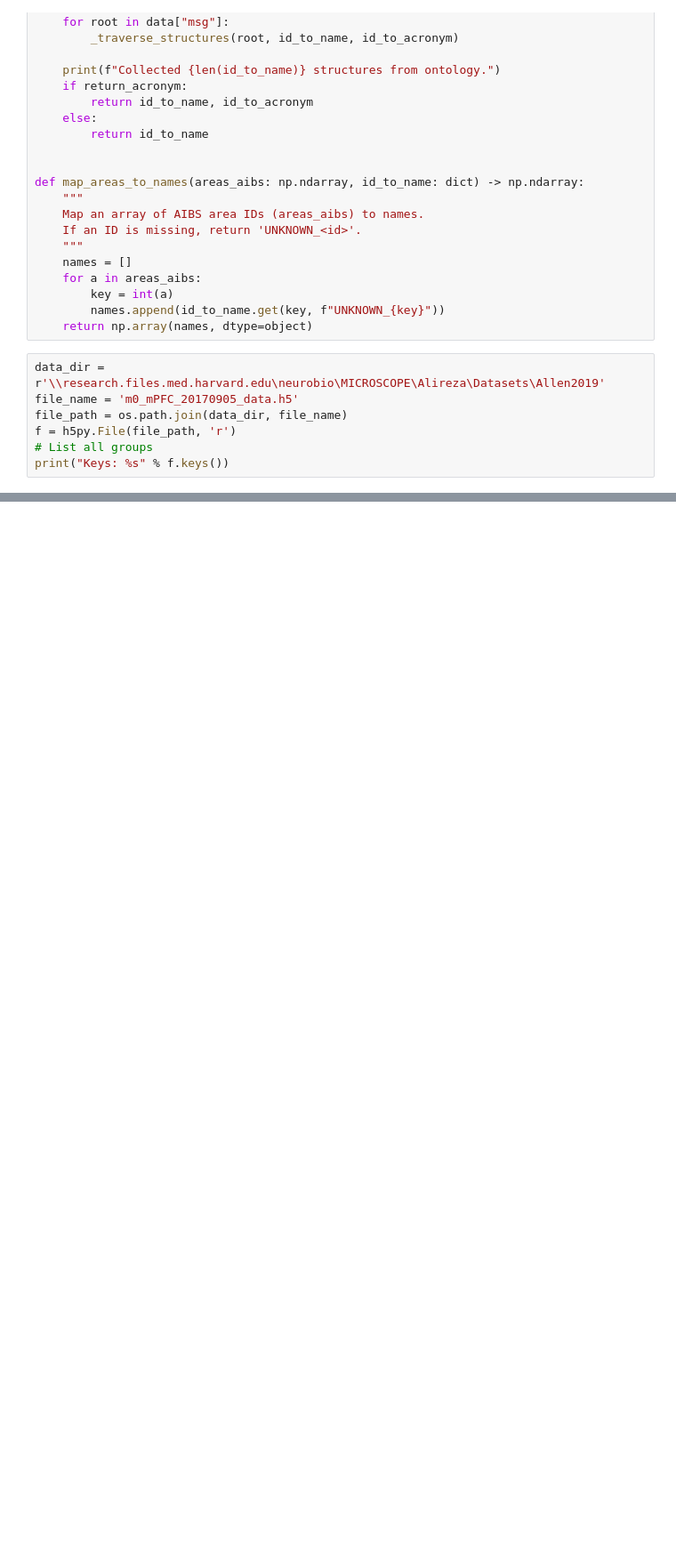
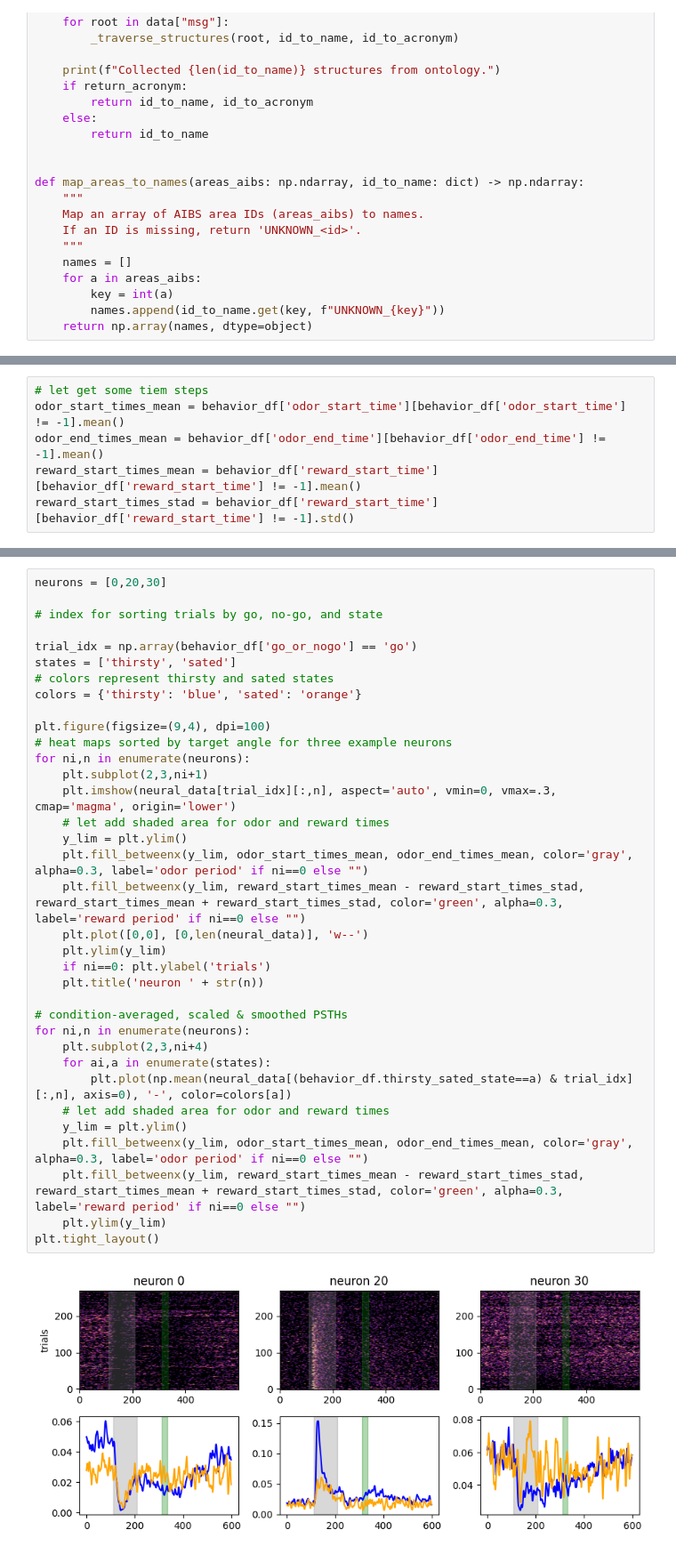
Before and after one commit to ArAbolghasemi/slice_TCA_alireza, a Jupyter notebook: extract_neural_data.ipynb, the cells around one changed output, grey strips where cells are left out. Shown at 89% size. Drawn from its saved outputs; the diff is of its cells as text; blank space fills up the shorter version.

```diff
--- a/extract_neural_data.ipynb
+++ b/extract_neural_data.ipynb
@@ -92,10 +94,3 @@ def map_areas_to_names(areas_aibs: np.ndarray, id_to_name: dict) -> np.ndarray:
         key = int(a)
         names.append(id_to_name.get(key, f"UNKNOWN_{key}"))
     return np.array(names, dtype=object)
-# %%
-data_dir = r'\\research.files.med.harvard.edu\neurobio\MICROSCOPE\Alireza\Datasets\Allen2019'
-file_name = 'm0_mPFC_20170905_data.h5'
-file_path = os.path.join(data_dir, file_name)
-f = h5py.File(file_path, 'r')
-# List all groups
-print("Keys: %s" % f.keys())
@@ -270,0 +318,6 @@ session_info.shape
+# %%
+# let get some tiem steps
+odor_start_times_mean = behavior_df['odor_start_time'][behavior_df['odor_start_time'] != -1].mean()
+odor_end_times_mean = behavior_df['odor_end_time'][behavior_df['odor_end_time'] != -1].mean()
+reward_start_times_mean = behavior_df['reward_start_time'][behavior_df['reward_start_time'] != -1].mean()
+reward_start_times_stad = behavior_df['reward_start_time'][behavior_df['reward_start_time'] != -1].std()
@@ -270,0 +337,37 @@ session_info.shape
+# %%
+neurons = [0,20,30]
+
+# index for sorting trials by go, no-go, and state
+
+trial_idx = np.array(behavior_df['go_or_nogo'] == 'go')
+states = ['thirsty', 'sated']
+# colors represent thirsty and sated states
+colors = {'thirsty': 'blue', 'sated': 'orange'}
+
+plt.figure(figsize=(9,4), dpi=100)
+# heat maps sorted by target angle for three example neurons
+for ni,n in enumerate(neurons):
+    plt.subplot(2,3,ni+1)
+    plt.imshow(neural_data[trial_idx][:,n], aspect='auto', vmin=0, vmax=.3, cmap='magma', origin='lower')
+    # let add shaded area for odor and reward times
+    y_lim = plt.ylim()
+    plt.fill_betweenx(y_lim, odor_start_times_mean, odor_end_times_mean, color='gray', alpha=0.3, label='odor period' if ni==0 else "")
+    plt.fill_betweenx(y_lim, reward_start_times_mean - reward_start_times_stad, reward_start_times_mean + reward_start_times_stad, color='green', alpha=0.3, label='reward period' if ni==0 else "")
+    plt.plot([0,0], [0,len(neural_data)], 'w--')
+    plt.ylim(y_lim)
+    if ni==0: plt.ylabel('trials')
+    plt.title('neuron ' + str(n))
+
+# condition-averaged, scaled & smoothed PSTHs
+for ni,n in enumerate(neurons):
+    plt.subplot(2,3,ni+4)
+    for ai,a in enumerate(states):
+        plt.plot(np.mean(neural_data[(behavior_df.thirsty_sated_state==a) & trial_idx][:,n], axis=0), '-', color=colors[a])
+    # let add shaded area for odor and reward times
+    y_lim = plt.ylim()
+    plt.fill_betweenx(y_lim, odor_start_times_mean, odor_end_times_mean, color='gray', alpha=0.3, label='odor period' if ni==0 else "")
+    plt.fill_betweenx(y_lim, reward_start_times_mean - reward_start_times_stad, reward_start_times_mean + reward_start_times_stad, color='green', alpha=0.3, label='reward period' if ni==0 else "")
+    plt.ylim(y_lim)
+plt.tight_layout()
+# %% [output]
+[figure, added]
```
Also changed, not shown: parts of 15 cells of this notebook, 1 other file.
